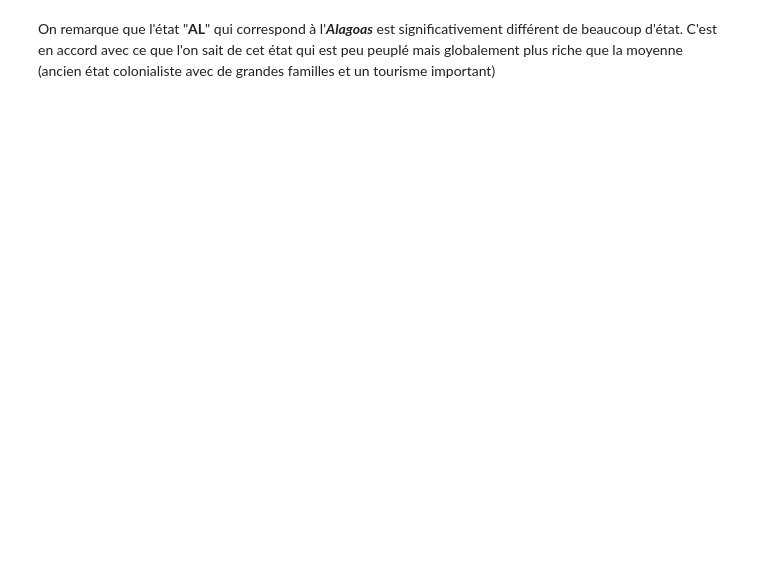
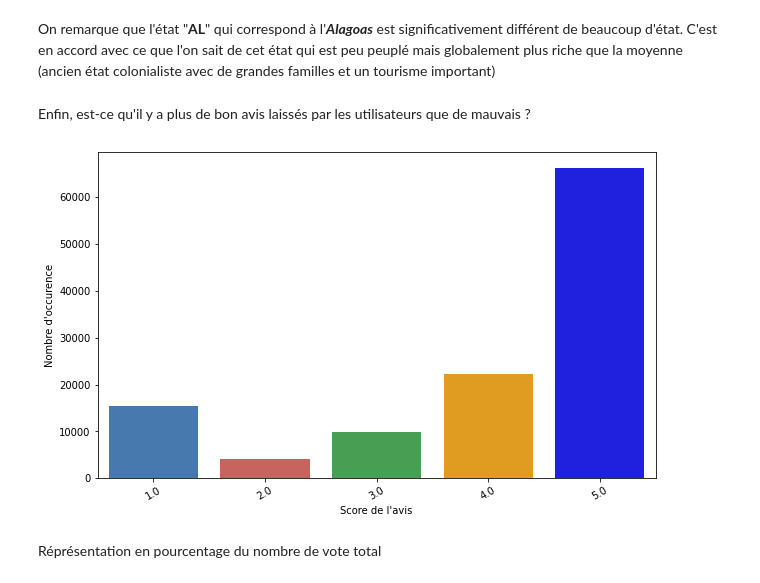
Before and after one commit to AurelienCD/Formation_OCR_Ing_Machine_Learning, a Jupyter notebook: P4_01_notebookanalyse.ipynb, the cells around one changed output. Drawn from its saved outputs; the diff is of its cells as text; code cells hidden in the pictures; blank space fills up the shorter version.

```diff
--- a/P4_01_notebookanalyse.ipynb
+++ b/P4_01_notebookanalyse.ipynb
@@ -597,2 +747,18 @@ group1 group2 meandiff p-adj    lower    upper   reject
 # %% [markdown]
 On remarque que l'état "**AL**" qui correspond à l'***Alagoas*** est significativement différent de beaucoup d'état. C'est en accord avec ce que l'on sait de cet état qui est peu peuplé mais globalement plus riche que la moyenne (ancien état colonialiste avec de grandes familles et un tourisme important)
+# %% [markdown]
+Enfin, est-ce qu'il y a plus de bon avis laissés par les utilisateurs que de mauvais ?
+# %%
+score = df.review_score.value_counts().index
+count = df.review_score.value_counts().values
+plt.figure(figsize=(10, 6))
+ax = sns.barplot(x = score, y = count, orient='v')
+ax.set_xlabel("Score de l'avis")
+ax.set_ylabel("Nombre d'occurence")
+ax.set_xticklabels(ax.get_xticklabels(),rotation=30)
+figure = ax.get_figure()
+figure.savefig("scores", dpi=400)
+# %% [output]
+[figure, added]
+# %% [markdown]
+Réprésentation en pourcentage du nombre de vote total
```
Also changed, not shown: parts of 33 cells of this notebook.
